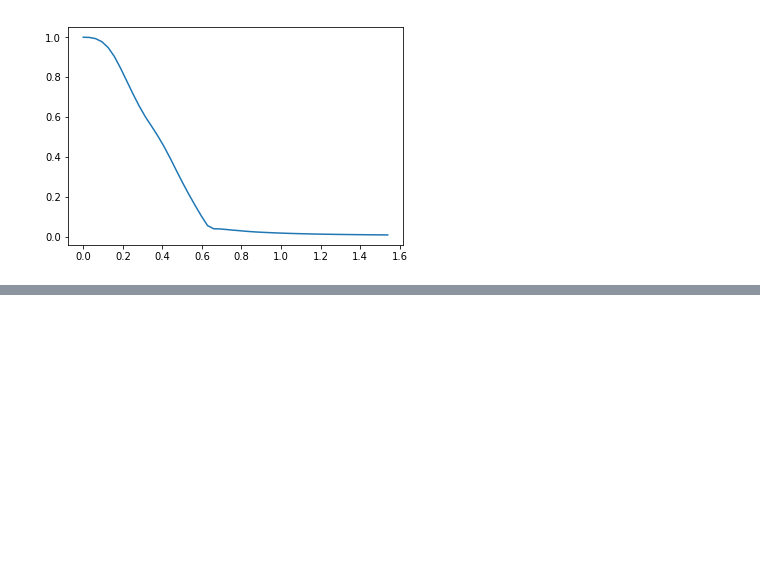
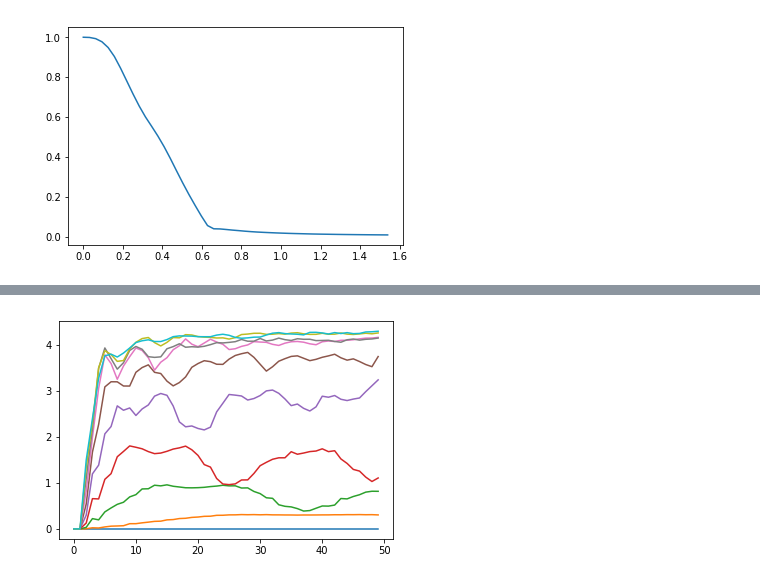
Before and after one commit to keisukefujii/DTC, a Jupyter notebook: DiscreteTimeCrystal_qulacs.ipynb, the cells around one changed output, grey strips where cells are left out. Saved outputs shown, nothing was run; the diff lists cells and outputs as text; code cells hidden in the pictures; blank space fills up the shorter version.

Commit message:
entanglement entropy added

```diff
--- a/DiscreteTimeCrystal_qulacs.ipynb
+++ b/DiscreteTimeCrystal_qulacs.ipynb
@@ -556,0 +685,13 @@ file3.close()
+# %%
+
+num_spin=10
+num_red_qubits = int(num_spin/2)
+dim_red_dense = 2**num_red_qubits
+
+for i in range(10):
+    #print(DTC_opt_short_entropy(1.0,100,0.05*i*np.pi,hz,num_spin))
+    plt.plot(DTC_opt_short_entropy(1.0,50,0.05*i*np.pi,hz,num_spin))
+
+plt.show()
+# %% [output]
+[figure, added]
```
Also changed, not shown: parts of 12 cells of this notebook.
